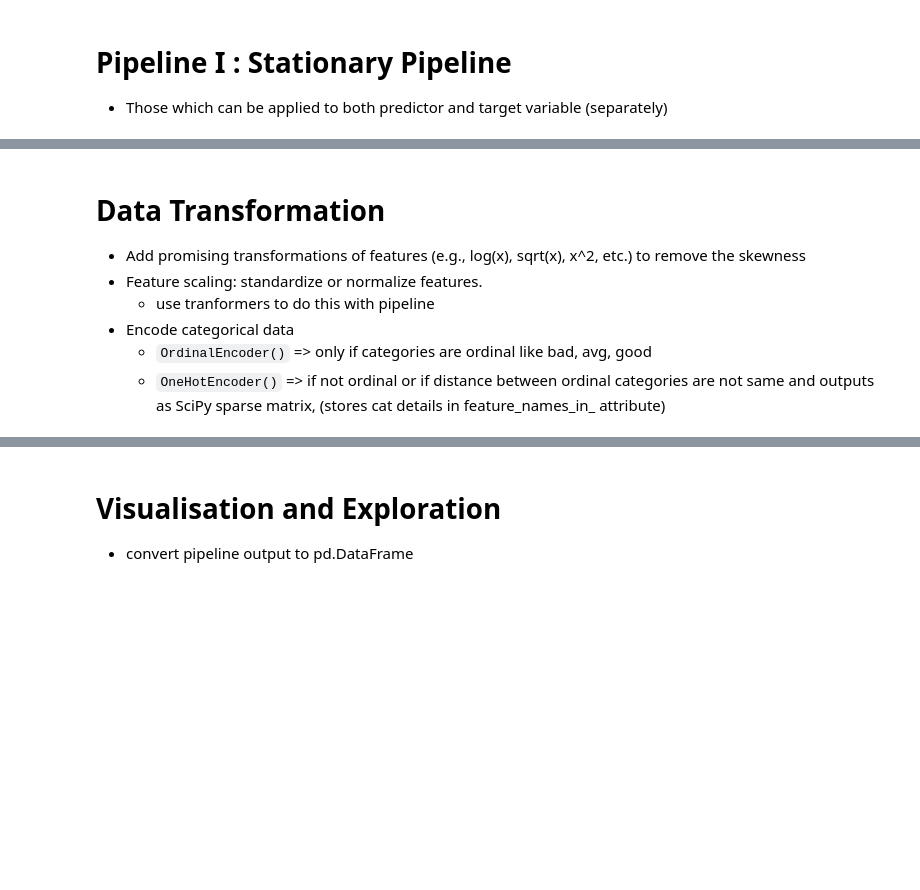
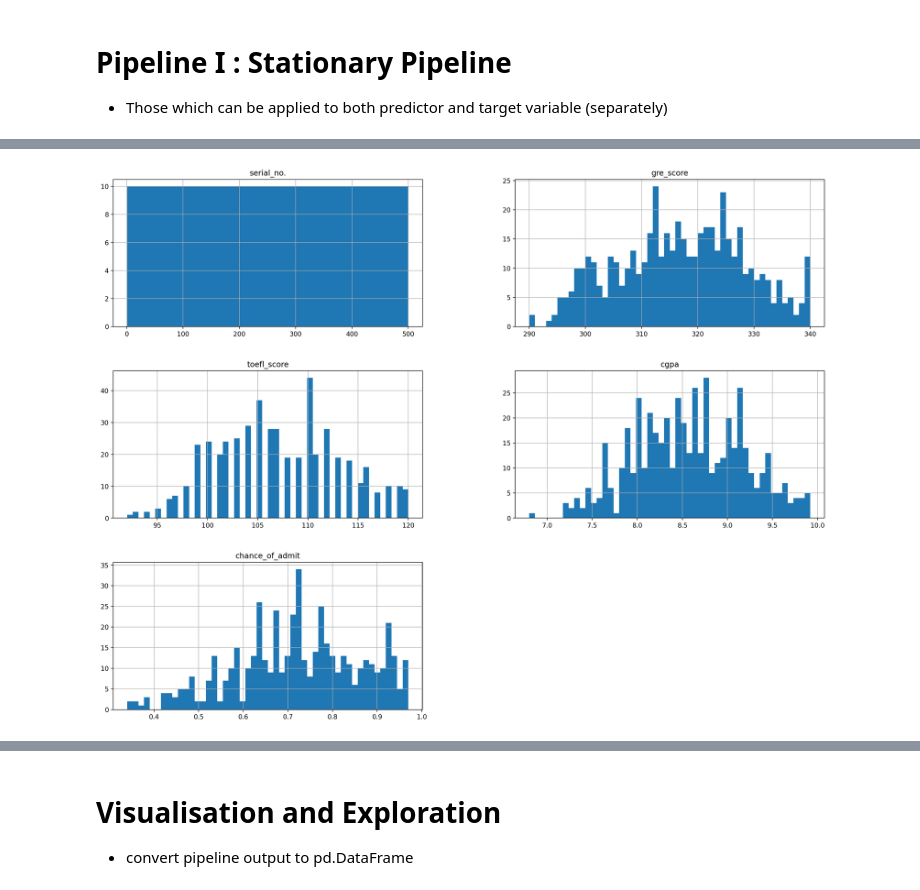
Before and after one commit to jyothisable/IVY-League-Collage-Predictor, a Jupyter notebook: notebooks/EDA.ipynb, the cells around one changed output, grey strips where cells are left out. Saved outputs shown, nothing was run; the diff lists cells and outputs as text; code cells hidden in the pictures; blank space fills up the shorter version.

Commit message:
stationary pipeline done

```diff
--- a/notebooks/EDA.ipynb
+++ b/notebooks/EDA.ipynb
@@ -436,8 +404,6 @@ X_train, X_test, y_train, y_test = train_test_split(X, y, test_size=0.3, random_
-# %% [markdown]
-# Data Transformation
-* Add promising transformations of features (e.g., log(x), sqrt(x), x^2, etc.) to remove the skewness
-* Feature scaling: standardize or normalize features.
-	* use tranformers to do this with pipeline
-* Encode categorical data
-	* `OrdinalEncoder()` => only if categories are ordinal like bad, avg, good
-	* `OneHotEncoder()` => if not ordinal or if distance between ordinal categories are not same and outputs as SciPy sparse matrix,  (stores cat details in feature_names_in_ attribute)
+# %%
+# checking the distribution of all variables
+cleaned_df.hist(bins=50, figsize=(20,15))
+plt.show()
+# %% [output]
+[figure, added]
```
Also changed, not shown: parts of 13 cells of this notebook.
